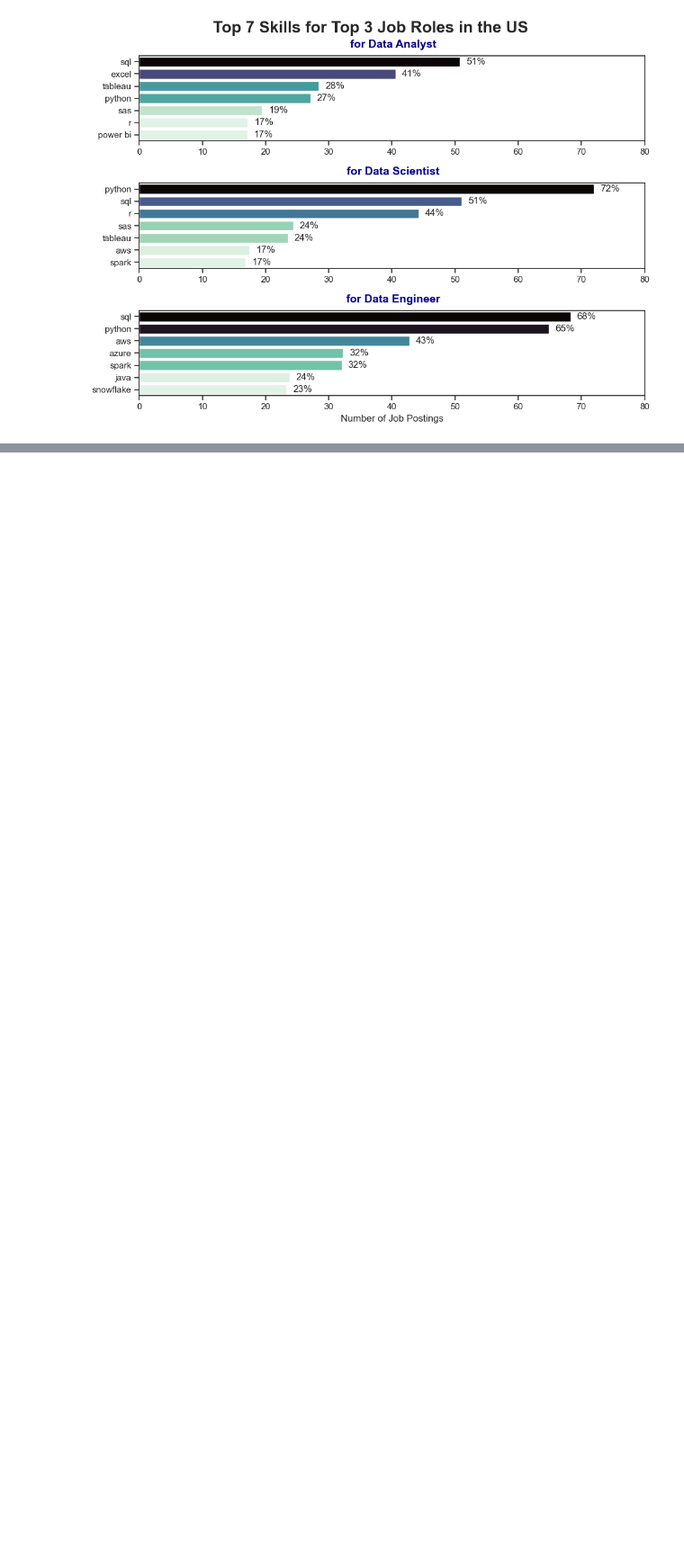
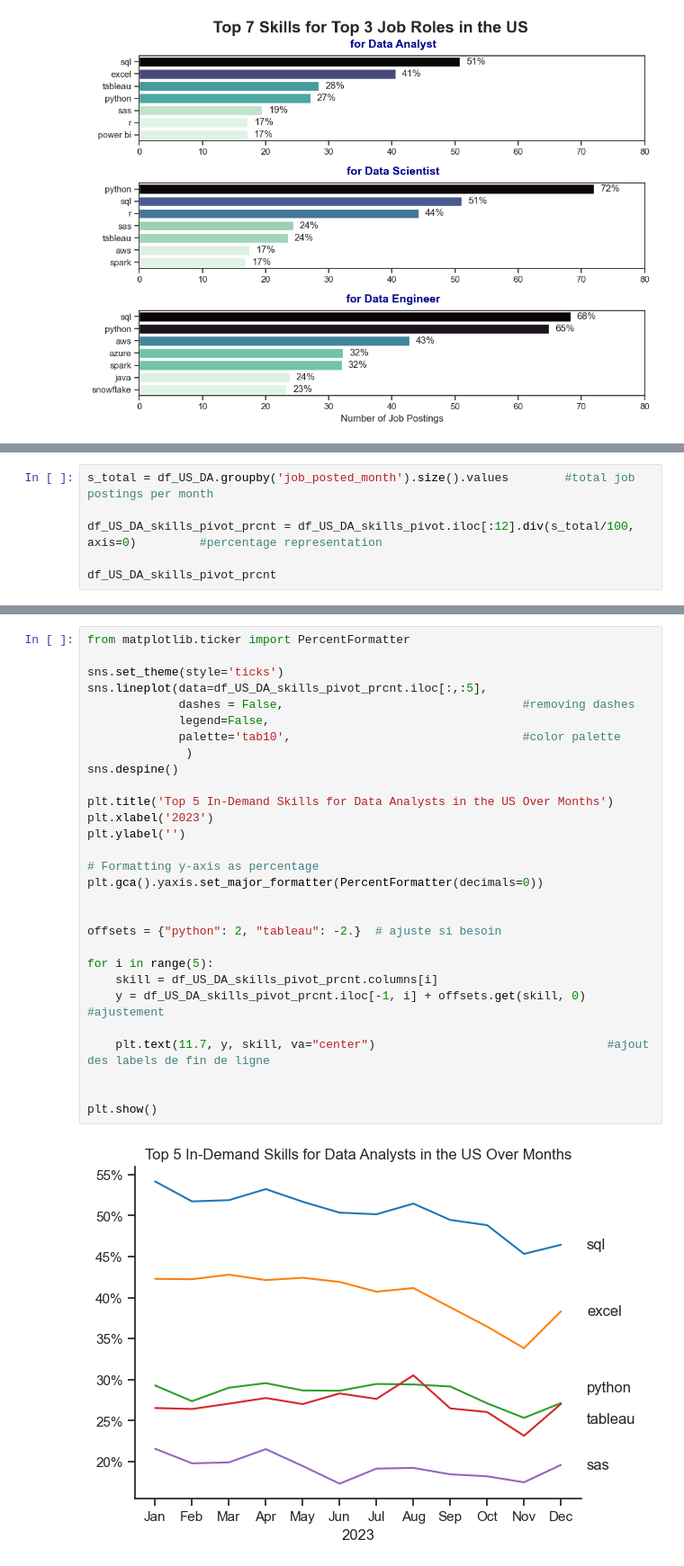
Before and after one commit to Regragui-Mohammed/Data-Analytics-Job-Market-Analysis-2023, a Jupyter notebook: Part/All.ipynb, the cells around one changed output, grey strips where cells are left out. Shown at 90% size. Drawn from its saved outputs; the diff is of its cells as text; blank space fills up the shorter version.

```diff
--- a/Part/All.ipynb
+++ b/Part/All.ipynb
@@ -568,0 +795,6 @@ plt.show()
+# %%
+s_total = df_US_DA.groupby('job_posted_month').size().values        #total job postings per month
+
+df_US_DA_skills_pivot_prcnt = df_US_DA_skills_pivot.iloc[:12].div(s_total/100, axis=0)         #percentage representation
+
+df_US_DA_skills_pivot_prcnt
@@ -568,0 +834,31 @@ plt.show()
+# %%
+from matplotlib.ticker import PercentFormatter
+
+sns.set_theme(style='ticks')
+sns.lineplot(data=df_US_DA_skills_pivot_prcnt.iloc[:,:5],
+             dashes = False,                                  #removing dashes
+             legend=False,
+             palette='tab10',                                 #color palette
+              )
+sns.despine()
+
+plt.title('Top 5 In-Demand Skills for Data Analysts in the US Over Months')
+plt.xlabel('2023')
+plt.ylabel('')
+
+# Formatting y-axis as percentage
+plt.gca().yaxis.set_major_formatter(PercentFormatter(decimals=0))
+
+
+offsets = {"python": 2, "tableau": -2.}  # ajuste si besoin
+
+for i in range(5):
+    skill = df_US_DA_skills_pivot_prcnt.columns[i]
+    y = df_US_DA_skills_pivot_prcnt.iloc[-1, i] + offsets.get(skill, 0)   #ajustement
+
+    plt.text(11.7, y, skill, va="center")                                 #ajout des labels de fin de ligne
+
+
+plt.show()
+# %% [output]
+[figure, added]
```
Also changed, not shown: parts of 45 cells of this notebook, 8 other files.
